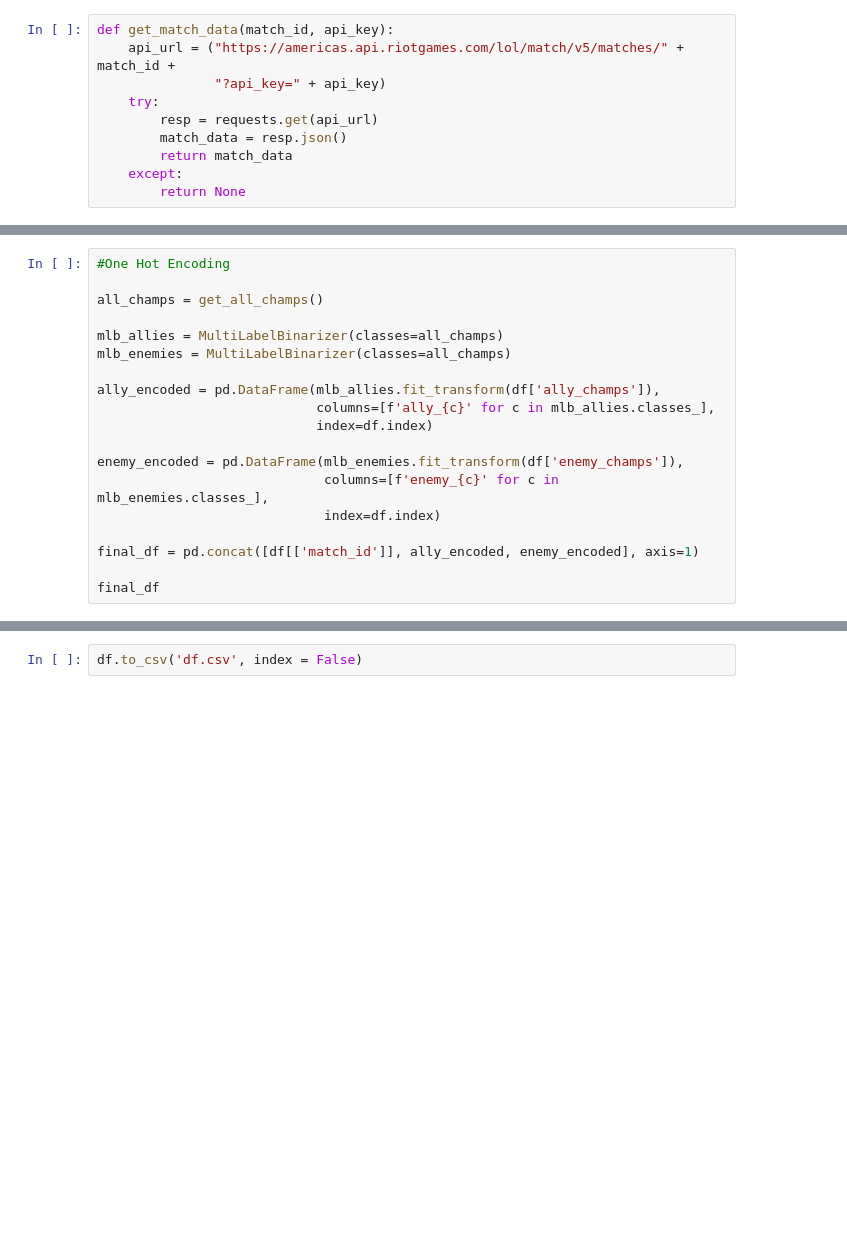
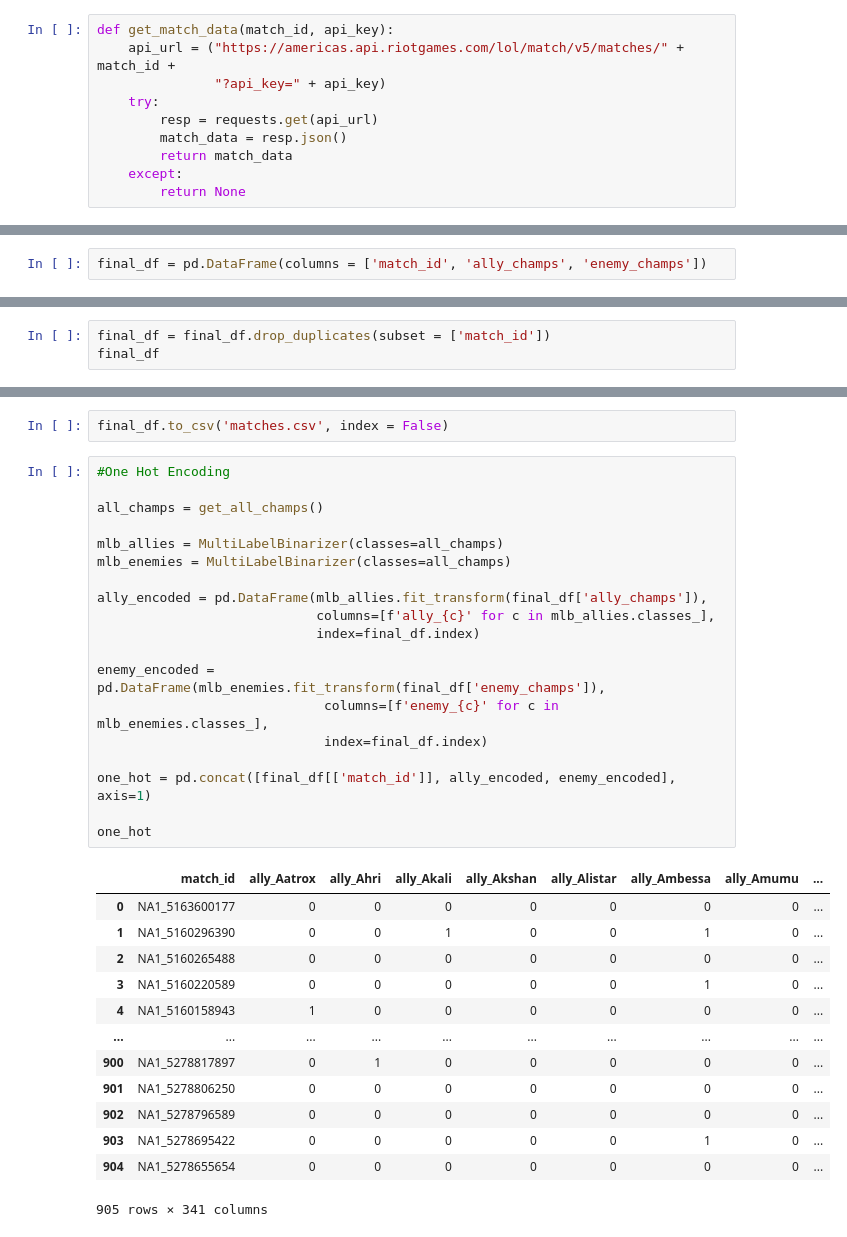
Before and after one commit to mina-zheng/LOL_win_predictor, a Jupyter notebook: get_data.ipynb, the cells around one changed output, grey strips where cells are left out. Drawn from its saved outputs; the diff is of its cells as text; blank space fills up the shorter version.

```diff
--- a/get_data.ipynb
+++ b/get_data.ipynb
@@ -84,0 +76,2 @@ df
+# %%
+final_df = pd.DataFrame(columns = ['match_id', 'ally_champs', 'enemy_champs'])
@@ -115,19 +124,0 @@ def get_all_champs():
-# %%
-#One Hot Encoding
-
-all_champs = get_all_champs()
-
-mlb_allies = MultiLabelBinarizer(classes=all_champs)
-mlb_enemies = MultiLabelBinarizer(classes=all_champs)
-
-ally_encoded = pd.DataFrame(mlb_allies.fit_transform(df['ally_champs']),
-                            columns=[f'ally_{c}' for c in mlb_allies.classes_],
-                            index=df.index)
-
-enemy_encoded = pd.DataFrame(mlb_enemies.fit_transform(df['enemy_champs']),
-                             columns=[f'enemy_{c}' for c in mlb_enemies.classes_],
-                             index=df.index)
-
-final_df = pd.concat([df[['match_id']], ally_encoded, enemy_encoded], axis=1)
-
-final_df
@@ -146,0 +125,3 @@ final_df
+# %%
+final_df = final_df.drop_duplicates(subset = ['match_id'])
+final_df
@@ -147,2 +142,35 @@ final_df
 # %%
-df.to_csv('df.csv', index = False)
+final_df.to_csv('matches.csv', index = False)
+# %%
+#One Hot Encoding
+
+all_champs = get_all_champs()
+
+mlb_allies = MultiLabelBinarizer(classes=all_champs)
+mlb_enemies = MultiLabelBinarizer(classes=all_champs)
+
+ally_encoded = pd.DataFrame(mlb_allies.fit_transform(final_df['ally_champs']),
+                            columns=[f'ally_{c}' for c in mlb_allies.classes_],
+                            index=final_df.index)
+
+enemy_encoded = pd.DataFrame(mlb_enemies.fit_transform(final_df['enemy_champs']),
+                             columns=[f'enemy_{c}' for c in mlb_enemies.classes_],
+                             index=final_df.index)
+
+one_hot = pd.concat([final_df[['match_id']], ally_encoded, enemy_encoded], axis=1)
+
+one_hot
+# %% [output]
+|  | match_id | ally_Aatrox | ally_Ahri | ally_Akali | ally_Akshan | ally_Alistar | ally_Ambessa | ally_Amumu | ... |
+| 0 | NA1_5163600177 | 0 | 0 | 0 | 0 | 0 | 0 | 0 | ... |
+| 1 | NA1_5160296390 | 0 | 0 | 1 | 0 | 0 | 1 | 0 | ... |
+| 2 | NA1_5160265488 | 0 | 0 | 0 | 0 | 0 | 0 | 0 | ... |
+| 3 | NA1_5160220589 | 0 | 0 | 0 | 0 | 0 | 1 | 0 | ... |
+| 4 | NA1_5160158943 | 1 | 0 | 0 | 0 | 0 | 0 | 0 | ... |
+| ... | ... | ... | ... | ... | ... | ... | ... | ... | ... |
+| 900 | NA1_5278817897 | 0 | 1 | 0 | 0 | 0 | 0 | 0 | ... |
+| 901 | NA1_5278806250 | 0 | 0 | 0 | 0 | 0 | 0 | 0 | ... |
+| 902 | NA1_5278796589 | 0 | 0 | 0 | 0 | 0 | 0 | 0 | ... |
+| 903 | NA1_5278695422 | 0 | 0 | 0 | 0 | 0 | 1 | 0 | ... |
+| 904 | NA1_5278655654 | 0 | 0 | 0 | 0 | 0 | 0 | 0 | ... |
+905 rows × 341 columns
```
Also changed, not shown: parts of 13 cells of this notebook, 2 other files.
